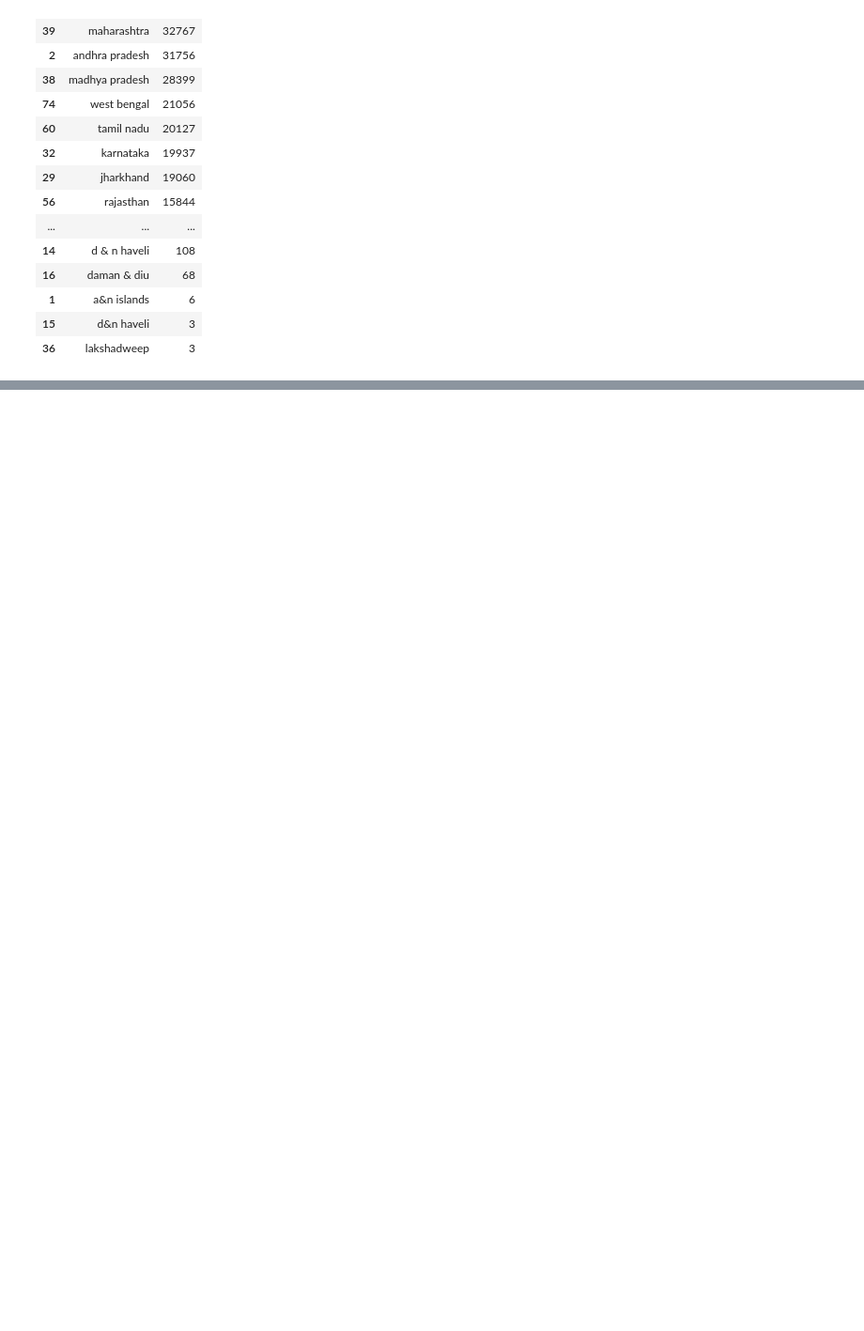
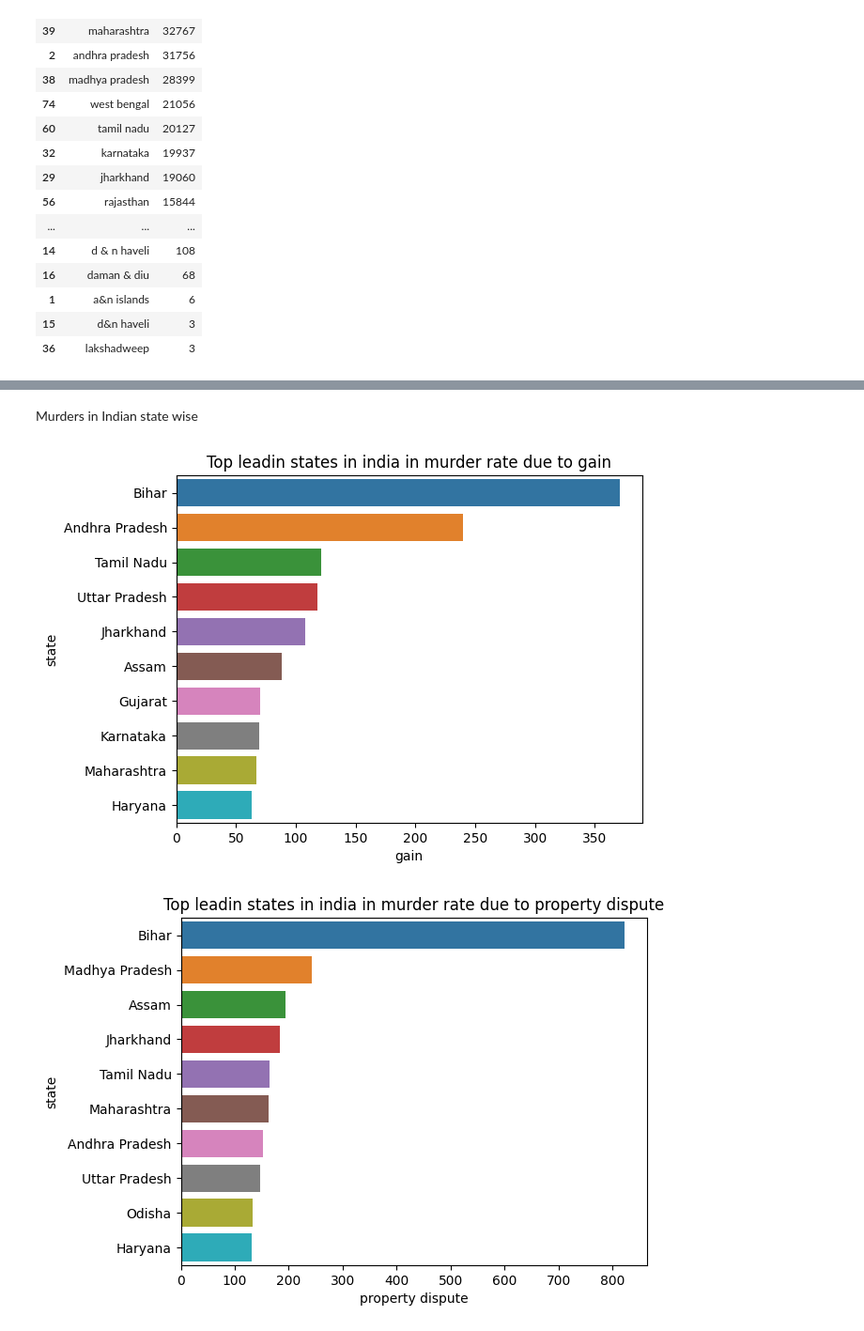
Before and after one commit to Vengadesh58/data_viz, a Jupyter notebook: murder_motives_india/mm_india.ipynb, the cells around one changed output, grey strips where cells are left out. Shown at 94% size. Saved outputs shown, nothing was run; the diff lists cells and outputs as text; code cells hidden in the pictures; blank space fills up the shorter version.

```diff
--- a/murder_motives_india/mm_india.ipynb
+++ b/murder_motives_india/mm_india.ipynb
@@ -145,0 +157,3 @@ px.bar(top,x="total",y="state",title="Murder rate in India district wise from 20
+# %%
+new_df =motives.melt(id_vars=['year'],var_name='motive',value_name="murder_count").reset_index()
+new_df.head()
@@ -145,0 +167,37 @@ px.bar(top,x="total",y="state",title="Murder rate in India district wise from 20
+# %%
+X = new_df.groupby(['year','motive'])['murder_count'].sum().reset_index()
+years = X['year'].unique().tolist()
+# %%
+for year in years:
+    fil = X['year']==year
+    data = X[fil]
+    data = data[data['motive'] != "total"]
+    x= str(year)
+    title = "Common Murder reasons in"+x
+    fig = px.pie(data,names="motive",values="murder_count",title=title)
+    fig.show()
+# %%
+moto = df.columns.to_list()
+moto.remove('state')
+moto.remove('year')
+moto.remove('total')
+# %% [markdown]
+Murders in Indian state wise
+# %%
+for m in moto:
+    enimity = df.groupby(['state','year'])[m].sum().reset_index()
+    filt = (enimity['year'] == 2013)
+    enimity = enimity[filt]
+    enimity.sort_values(by=m,ascending=False,inplace=True)
+    enimity.head()
+    enimity = enimity.drop_duplicates(subset="state")
+    enimity = enimity[enimity['state'] != 'Total (All-India)']
+    enimity = enimity[enimity['state'] != 'Total (State)']
+    enimity.iloc[:10]
+    title = "Top leadin states in india in murder rate due to " + str(m)
+    sns.barplot(enimity[:10],x=m,y="state")
+    plt.title(title)
+    plt.show()
+# %% [output]
+[figure, added]
+[figure, added]
```
Also changed, not shown: parts of 9 cells of this notebook, 21 other files.
